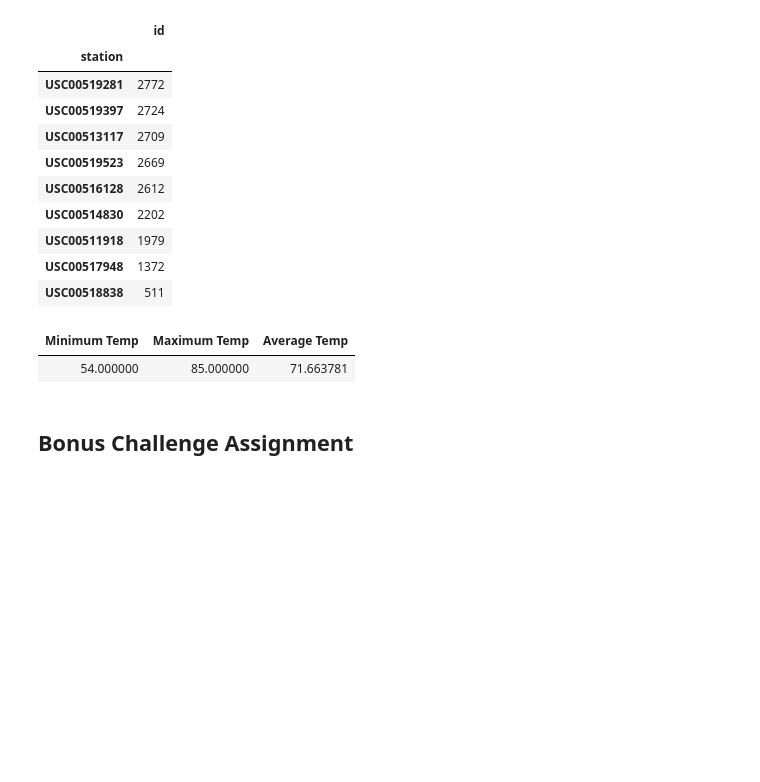
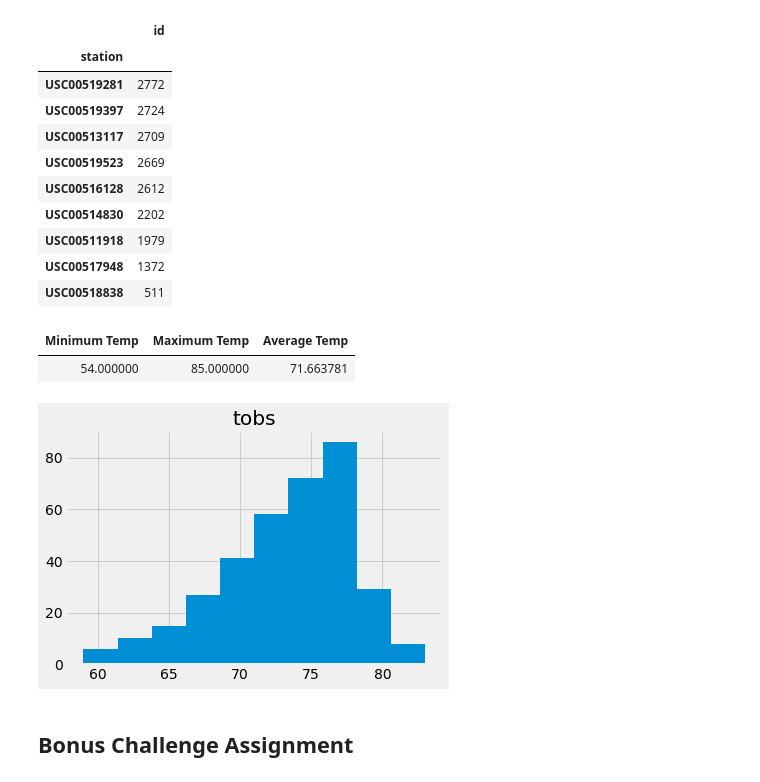
Before and after one commit to walaha2002/sqlalchemy-challenge, a Jupyter notebook: climate_starter.ipynb, the cells around one changed output. Drawn from its saved outputs; the diff is of its cells as text; code cells hidden in the pictures; blank space fills up the shorter version.

Commit message:
-Creates histogram of temperature of station with highest number of temps recorded

```diff
--- a/climate_starter.ipynb
+++ b/climate_starter.ipynb
@@ -313,6 +314,12 @@ analysis.style.hide_index()
 # %%
 # Choose the station with the highest number of temperature observations.
 # Query the last 12 months of temperature observation data for this station and plot the results as a histogram
+highest_no=merge_df[['date','tobs','station']]
+lstyr=highest_no.loc[(highest_no['date']>='2016-08-23')&(highest_no['station']=='USC00519281')]
+
+lstyr.hist(column='tobs')
+# %% [output]
+[figure, added]
 # %% [markdown]
 ## Bonus Challenge Assignment
 # %%
```
Also changed, not shown: parts of 1 cell of this notebook.
